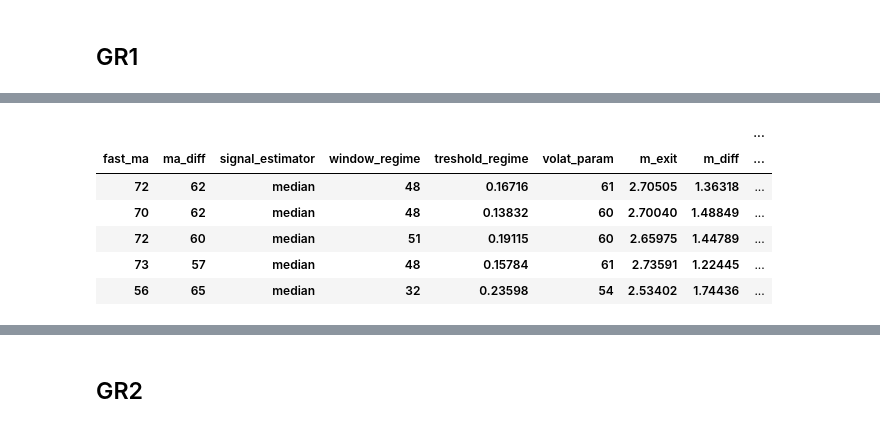
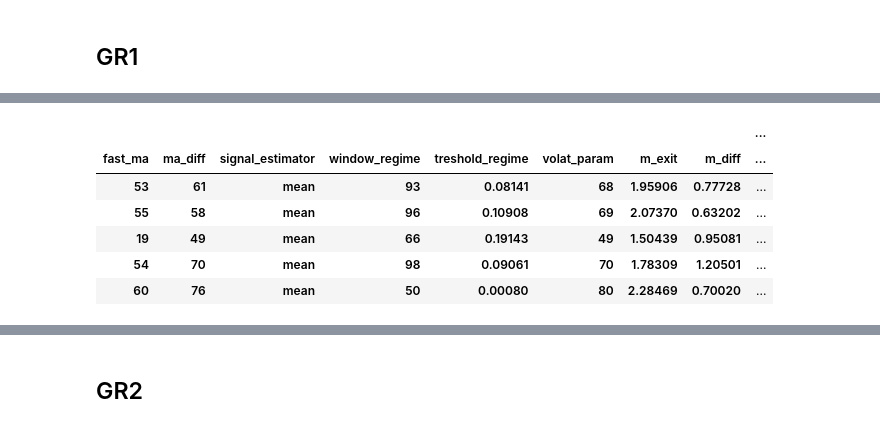
Before and after one commit to anfrejter/HFD_project, a Jupyter notebook: TMP.ipynb, the cells around one changed output, grey strips where cells are left out. Drawn from its saved outputs; the diff is of its cells as text; code cells hidden in the pictures.

```diff
--- a/TMP.ipynb
+++ b/TMP.ipynb
@@ -52,20 +52,20 @@ def process_results(data, group = 1):
         data.replace(np.inf, 0)
         .groupby(group_cols)
         .aggregate({
-            "stats_mm": [np.sum, np.std],
-            "stats_mr": [np.sum, np.std],
-            "stats_fl": [np.sum, np.std]
+            "stats_mm": [np.mean, np.std],
+            "stats_mr": [np.mean, np.std],
+            "stats_fl": [np.mean, np.std]
         })
         .query(f"group_data == {group}")
     )
     df.columns = ['_'.join(col).strip() for col in df.columns]
-    df["stats_mm_sum_corr"] = df["stats_mm_sum"] - df["stats_mm_std"]*4
-    df["stats_mr_sum_corr"] = df["stats_mr_sum"] - df["stats_mr_std"]*4
-    df["stats_fl_sum_corr"] = df["stats_fl_sum"] - df["stats_fl_std"]*4
+    df["stats_mm_mean_corr"] = df["stats_mm_mean"] - df["stats_mm_std"]/2
+    df["stats_mr_mean_corr"] = df["stats_mr_mean"] - df["stats_mr_std"]/2
+    df["stats_fl_mean_corr"] = df["stats_fl_mean"] - df["stats_fl_std"]/2
 
-    # df['max_sum_stats'] = df[['stats_mm_sum', 'stats_mr_sum', 'stats_fl_sum']].max(axis=1)
-    df['max_sum_stats_corr'] = df[['stats_mm_sum_corr', 'stats_mr_sum_corr', 'stats_fl_sum_corr']].max(axis=1)
-    return df.sort_values("stats_fl_sum_corr", ascending=False)
+    df['max_mean_stats'] = df[['stats_mm_mean', 'stats_mr_mean', 'stats_fl_mean']].max(axis=1)
+    df['max_mean_stats_corr'] = df[['stats_mm_mean_corr', 'stats_mr_mean_corr', 'stats_fl_mean_corr']].max(axis=1)
+    return df.sort_values("max_mean_stats_corr", ascending=False)
 # %%
 vb2_results = pd.read_csv("results/Volatility_Breakout_Double_Strategy/results.csv")
 vb_results = pd.read_csv("results/Volatility_Breakout_Strategy/results.csv")
@@ -111,10 +187,10 @@ vb2_results.query(query)
 # %%
-vb2_gr1.query("instrument_name == 'SP'").head(5)
+vb2_gr1.query("instrument_name == 'NQ' and max_mean_stats> 300").sort_values("max_mean_stats_corr",ascending=False).head(5)
 # %% [output]
 |  |  |  |  |  |  |  |  | ... |
 | fast_ma | ma_diff | signal_estimator | window_regime | treshold_regime | volat_param | m_exit | m_diff | ... |
-| 72 | 62 | median | 48 | 0.16716 | 61 | 2.70505 | 1.36318 | ... |
-| 70 | 62 | median | 48 | 0.13832 | 60 | 2.70040 | 1.48849 | ... |
-| 72 | 60 | median | 51 | 0.19115 | 60 | 2.65975 | 1.44789 | ... |
-| 73 | 57 | median | 48 | 0.15784 | 61 | 2.73591 | 1.22445 | ... |
-| 56 | 65 | median | 32 | 0.23598 | 54 | 2.53402 | 1.74436 | ... |
+| 53 | 61 | mean | 93 | 0.08141 | 68 | 1.95906 | 0.77728 | ... |
+| 55 | 58 | mean | 96 | 0.10908 | 69 | 2.07370 | 0.63202 | ... |
+| 19 | 49 | mean | 66 | 0.19143 | 49 | 1.50439 | 0.95081 | ... |
+| 54 | 70 | mean | 98 | 0.09061 | 70 | 1.78309 | 1.20501 | ... |
+| 60 | 76 | mean | 50 | 0.00080 | 80 | 2.28469 | 0.70020 | ... |
```
Also changed, not shown: parts of 29 cells of this notebook, 19 other files.
